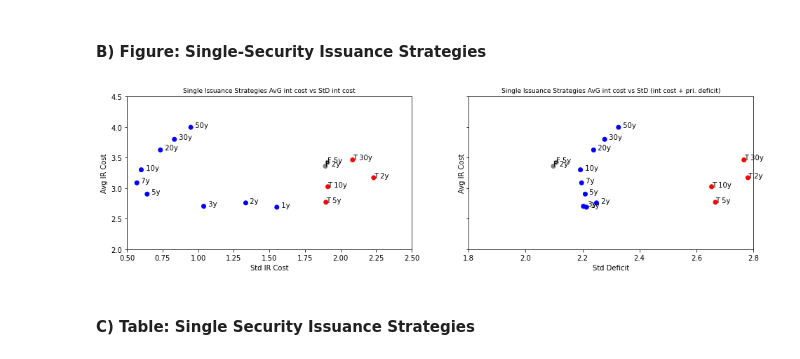
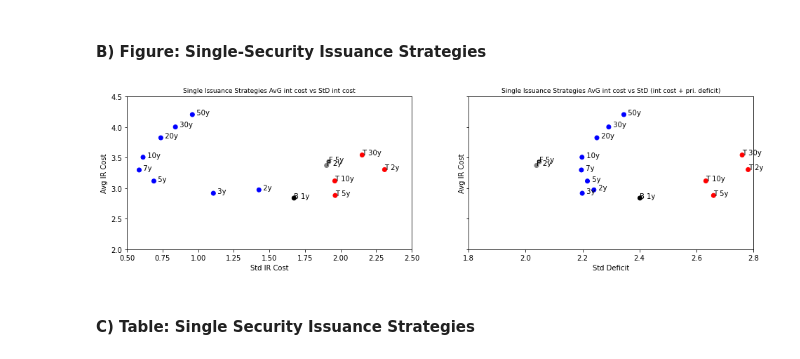
Before and after one commit to BrookingsInstitution/Treasury-Issuance-Model, a Jupyter notebook: doc/Treasury_Issuance_Model-Refactored.ipynb, the cells around one changed output. Drawn from its saved outputs; the diff is of its cells as text; code cells hidden in the pictures.

```diff
--- a/doc/Treasury_Issuance_Model-Refactored.ipynb
+++ b/doc/Treasury_Issuance_Model-Refactored.ipynb
@@ -58,10 +58,10 @@ D_Setup["start_quarter"] = 4
 
 # Securities : numpy.array
 #     2 rows x N columns :
-#     1st row specifies security type (Nominal=0, TIPS=1, FRN=2),
-#     2nd row specifies security tenor, in years (from 0.25 to n_exp_horizon//4, always use multiples of 0.25).
-#     Maximum tenor is 50.
-D_Setup["Securities"] = np.array([[0 , 0 , 0 , 0 , 0 , 0 , 0 , 0 , 0 , 1 , 1 , 1 , 1 , 2 , 2 ],
+#     1st row specifies security type (Nominal=0, TIPS=1, FRN=2, ZCB=3),
+#     2nd row specifies security tenor, in years (for all types except ZCBs choose numbers from 0.5 to 50, always use multiples of 0.5).
+#     (for ZCBs, choose numbers from 0.25 to 1, always use multiples of 0.25).
+D_Setup["Securities"] = np.array([[3 , 0 , 0 , 0 , 0 , 0 , 0 , 0 , 0 , 1 , 1 , 1 , 1 , 2 , 2 ],
                                   [1 , 2 , 3 , 5 , 7 , 10, 20, 30, 50, 2 , 5 , 10, 30, 2 , 5 ]])
 
 # Kernel1_Baseline : numpy or cupy array (use xp.) of float32
@@ -353,7 +353,7 @@ del A_ExpFFR_05_10, A_StoreIRP, M_avgFFPaths, A_FFPaths, A_CPIPaths
 # %% [markdown]
 ## Rates Block: overall wrapper
 # %%
-A_NomsRates, A_TipsRates, A_FrnsRates = F_SimRat(
+A_NomsRates, A_TipsRates, A_FrnsRates, A_ZcbsRates, A_ZcbsCompRt = F_SimRat(
     A_SimSta,
     A_SimObs,
     ModelMats,
@@ -458,7 +458,7 @@ DebtStorages = F_MakeDebtStorages(D_Setup["n_period"],D_Setup["n_exp_horizon"],D
 # %% [markdown]
 ### 4. Create rate views and index arrays
 # %%
-RateStorages = F_MakeRateStorages(D_Setup["Securities"], A_NomsRates, A_TipsRates, A_FrnsRates)# Pre-slices Rates arrays, creates some indexes.
+RateStorages = F_MakeRateStorages(D_Setup["Securities"], A_NomsRates, A_TipsRates, A_FrnsRates, A_ZcbsRates, A_ZcbsCompRt) # Pre-slices Rates arrays into views, creates some useful indexes.
 # %% [markdown]
 ### 5. Main Debt Block Loop
 # %% [markdown]
@@ -533,17 +533,17 @@ Avg_IssRate, Avg_IRCost, Std_IRCost, Std_TotBal, Cor_IRC_PRI =  Performance(
 # %% [markdown]
 #### B) Figure: Single-Security Issuance Strategies
 # %%
-StratNames = [ ['  ','T ', 'F '][int(s)] + str(t) + 'y' for s,t in zip(D_Setup["Securities"][0,:], D_Setup["Securities"][1,:] ) ]
-ColorList =  [ ['blue','red', 'gray'][int(s)]  for s in  D_Setup["Securities"][0,:] ]
-TipsandFRN = max(D_Setup["Securities"][0,:]) > 0
+StratNames = [ ['  ','T ', 'F ', 'B '][int(s)] + str(t) + 'y' for s,t in zip(D_Setup["Securities"][0,:], D_Setup["Securities"][1,:] ) ]
+ColorList =  [ ['blue','red', 'gray', 'black'][int(s)]  for s in  D_Setup["Securities"][0,:] ]
+TipsandFRN = max(np.isin([2],D_Setup["Securities"][0,:])) > 0
 table1 = PlotStrats(
     Avg_IssRate, Avg_IRCost,Std_IRCost,Std_TotBal,
     Cor_IRC_PRI, 'Single Issuance Strategies',
     StratNames=StratNames,
     Y_lim=(2,4.5) , X_lim=(0+0.5*TipsandFRN,2+0.5*TipsandFRN),
     XX_lim=(1+0.8*TipsandFRN,3-0.2*TipsandFRN), ColorList=ColorList)
 # %% [output]
-[figure, old version]
+[figure, new version]
 # %% [markdown]
 #### C) Table: Single Security Issuance Strategies
 # %%
```
Also changed, not shown: parts of 20 cells of this notebook, 1 other file.
